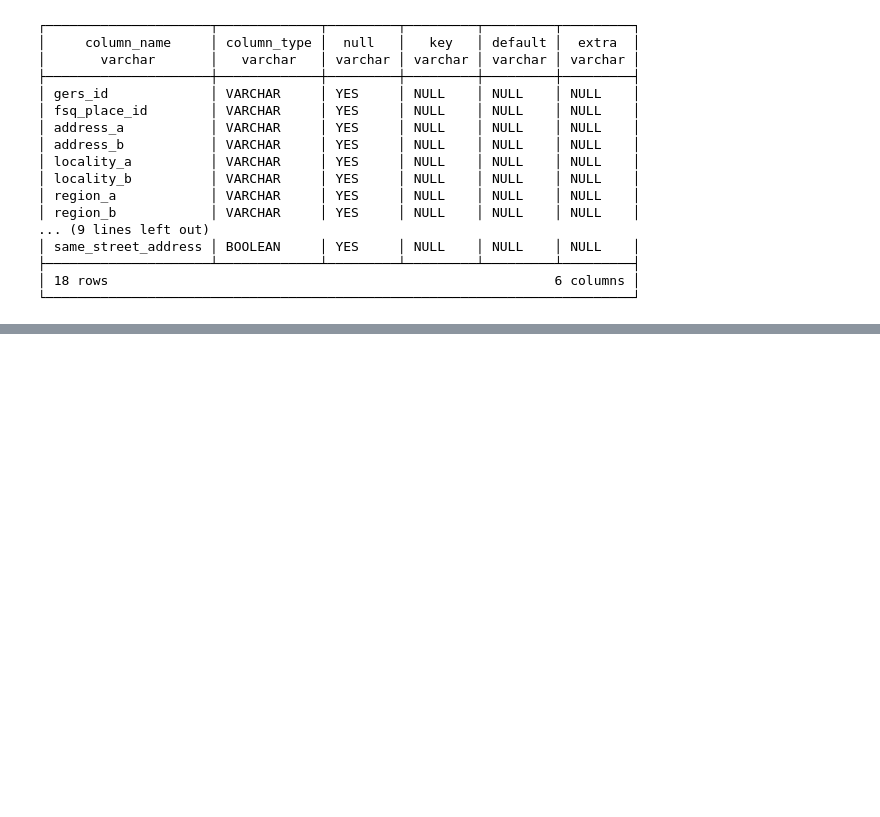
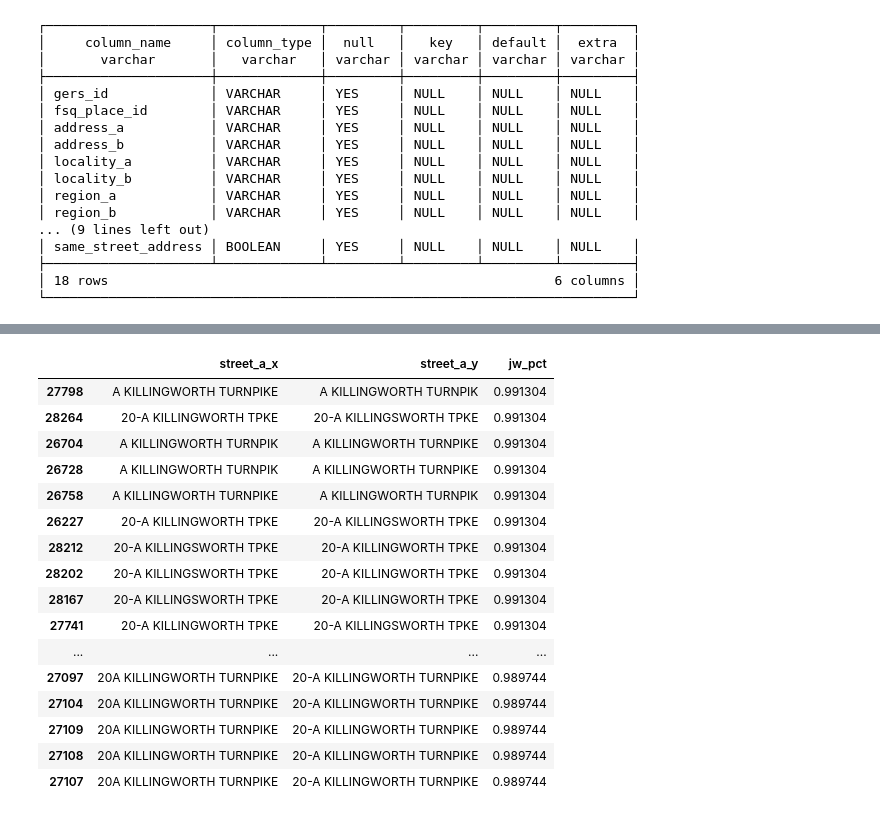
Before and after one commit to DZhang3210/ml-geocoding, a Jupyter notebook: Data/creating_dataset.ipynb, the cells around one changed output, grey strips where cells are left out. Cells and saved outputs as stored; diff of their text form; code cells hidden in the pictures; blank space fills up the shorter version.

Commit message:
complete overture dataset

```diff
--- a/Data/creating_dataset.ipynb
+++ b/Data/creating_dataset.ipynb
@@ -82,0 +379,34 @@ WHERE
+# %%
+# NOTE: modifies `pairs` in place — rerun the previous cell first, or the coordinate columns get merged twice.
+import jellyfish
+
+# Street similarity (streets only: the shared house number would inflate Jaro-Winkler's prefix bonus)
+pairs["jw_pct"] = pairs.apply(
+    lambda row:
+    jellyfish.jaro_winkler_similarity(row["street_a_x"], row["street_a_y"]),
+    axis = 1
+)
+
+# Coordinates of each place: Overture bbox of a point place (x = lon, y = lat)
+coords = pd.read_parquet('Overture/ct_places_2026-09-23.1.parquet')[["id", "bbox"]]
+
+# Attach to X, then Y (2nd merge's overlapping id/bbox columns become id_x/bbox_x and id_y/bbox_y)
+pairs = pairs.merge(coords, left_on = "gers_id_x", right_on = "id")
+pairs = pairs.merge(coords, left_on = "gers_id_y", right_on = "id", suffixes = ("_x", "_y"))
+# %%
+import numpy as np
+
+pairs["lat_x"] = pairs["bbox_x"].str["ymin"]
+pairs["lon_x"] = pairs["bbox_x"].str["xmin"]
+pairs["lat_y"] = pairs["bbox_y"].str["ymin"]
+pairs["lon_y"] = pairs["bbox_y"].str["xmin"]
+
+# Haversine distance in meters (trig needs radians)
+pairs["lat_delta"] = pairs["lat_x"] - pairs["lat_y"]
+pairs["lon_delta"] = pairs["lon_x"] - pairs["lon_y"]
+pairs["haver_a"] = (
+    np.sin(np.radians(pairs["lat_delta"])/2)**2 +
+    np.cos(np.radians(pairs["lat_x"])) * np.cos(np.radians(pairs["lat_y"])) *
+    np.sin(np.radians(pairs["lon_delta"])/2)**2)
+R = 6371000   # Earth radius, m
+pairs["dist_m"] = 2 * R * np.arcsin(np.sqrt(pairs["haver_a"]))
@@ -82,0 +463,21 @@ WHERE
+# %%
+# Highest-similarity pairs: the same street spelled two ways (why JW alone can't define Case 2)
+pairs[["street_a_x", "street_a_y", "jw_pct"]].sort_values(by = "jw_pct", ascending = False).head(30)
+# %% [output]
+|  | street_a_x | street_a_y | jw_pct |
+| 27798 | A KILLINGWORTH TURNPIKE | A KILLINGWORTH TURNPIK | 0.991304 |
+| 28264 | 20-A KILLINGWORTH TPKE | 20-A KILLINGSWORTH TPKE | 0.991304 |
+| 26704 | A KILLINGWORTH TURNPIK | A KILLINGWORTH TURNPIKE | 0.991304 |
+| 26728 | A KILLINGWORTH TURNPIK | A KILLINGWORTH TURNPIKE | 0.991304 |
+| 26758 | A KILLINGWORTH TURNPIKE | A KILLINGWORTH TURNPIK | 0.991304 |
+| 26227 | 20-A KILLINGWORTH TPKE | 20-A KILLINGSWORTH TPKE | 0.991304 |
+| 28212 | 20-A KILLINGSWORTH TPKE | 20-A KILLINGWORTH TPKE | 0.991304 |
+| 28202 | 20-A KILLINGSWORTH TPKE | 20-A KILLINGWORTH TPKE | 0.991304 |
+| 28167 | 20-A KILLINGSWORTH TPKE | 20-A KILLINGWORTH TPKE | 0.991304 |
+| 27741 | 20-A KILLINGWORTH TPKE | 20-A KILLINGSWORTH TPKE | 0.991304 |
+| ... | ... | ... | ... |
+| 27097 | 20A KILLINGWORTH TURNPIKE | 20-A KILLINGWORTH TURNPIKE | 0.989744 |
+| 27104 | 20A KILLINGWORTH TURNPIKE | 20-A KILLINGWORTH TURNPIKE | 0.989744 |
+| 27109 | 20A KILLINGWORTH TURNPIKE | 20-A KILLINGWORTH TURNPIKE | 0.989744 |
+| 27108 | 20A KILLINGWORTH TURNPIKE | 20-A KILLINGWORTH TURNPIKE | 0.989744 |
+| 27107 | 20A KILLINGWORTH TURNPIKE | 20-A KILLINGWORTH TURNPIKE | 0.989744 |
```
Also changed, not shown: parts of 29 cells of this notebook, 15 other files.
